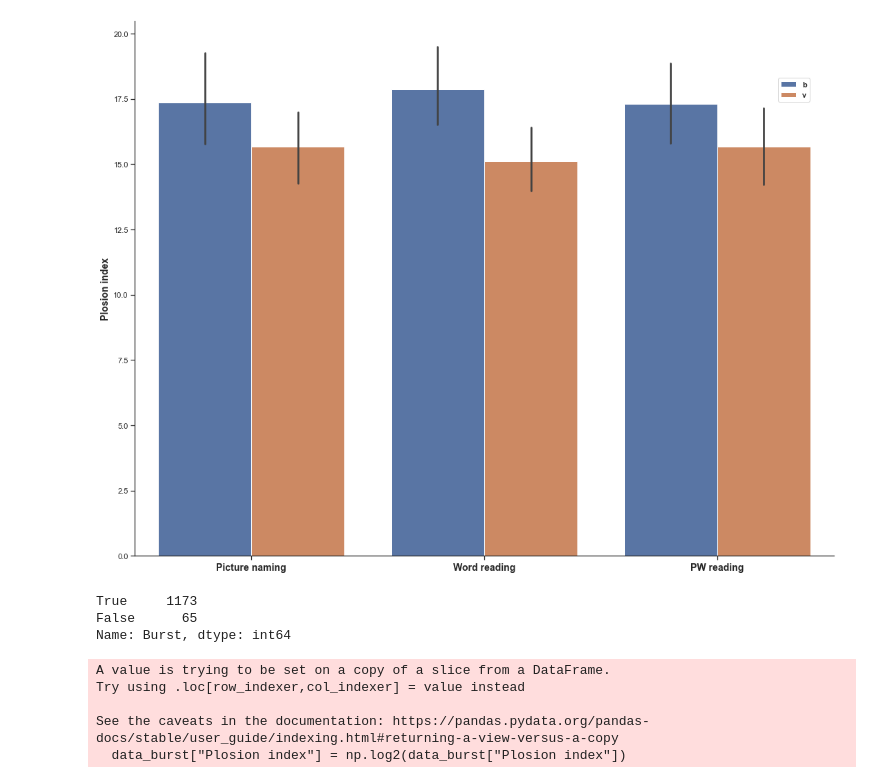
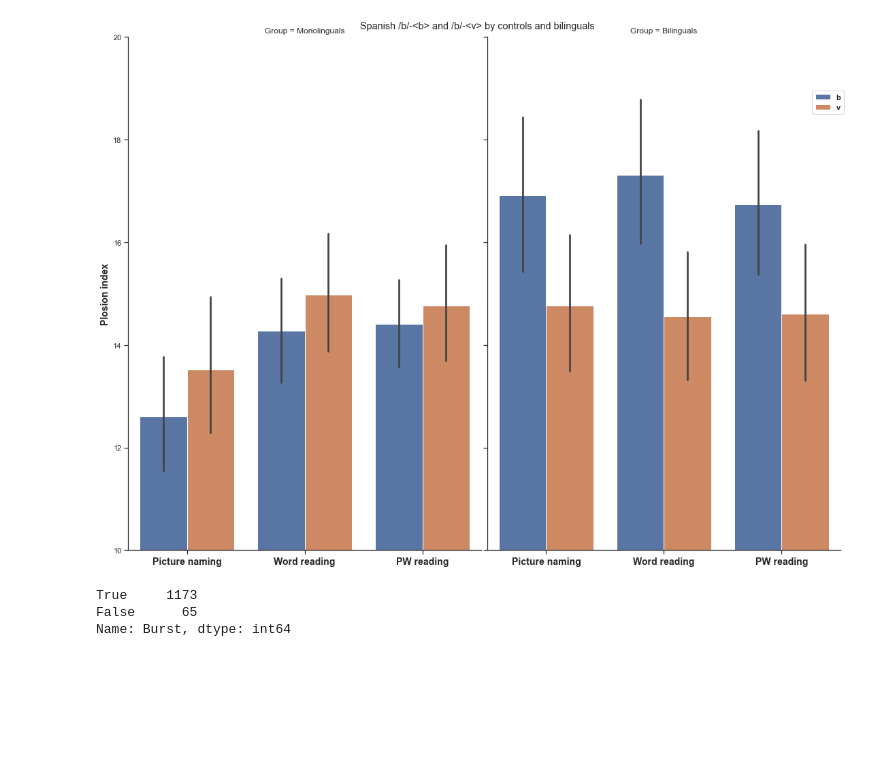
Before and after one commit to Florent-Dueme/plosive_abstract, a Jupyter notebook: graphs_burst_PI.ipynb, the cells around one changed output. Drawn from its saved outputs; the diff is of its cells as text; code cells hidden in the pictures; blank space fills up the shorter version.

```diff
--- a/graphs_burst_PI.ipynb
+++ b/graphs_burst_PI.ipynb
@@ -5,7 +5,7 @@ import seaborn
 from graphs import *
 import numpy as np
 # %%
-data = pd.read_csv(r'C:\Users\Dell\Documents\Scripts\Jupyter_notebooks\Experiments\Frspbil\Plosives\Table_data\clean_PI_burst_23_01_2022.csv', sep=";")
+data = pd.read_csv(r'clean_PI_burst_23_01_2022.csv', sep=";")
 
 data_mono = data[data.Group == "Monolinguals"]
 data_bi = data[data.Group == "Bilinguals"]
@@ -35,18 +19,10 @@ data_burst
-# %%
-graph_plosives(data_bi_burst)
-# %% [output]
-[figure, removed]
+# %%
+graph_groups_s(data, lim_y= [10, 20], save=True)
+# %% [output]
+[figure, added]
 # %%
 data_bi_b.Burst.value_counts()
 # %% [output]
 True     1173
 False      65
 Name: Burst, dtype: int64
-# %%
-data_burst["Plosion index"] = np.log2(data_burst["Plosion index"])
-# %% [output]
-A value is trying to be set on a copy of a slice from a DataFrame.
-Try using .loc[row_indexer,col_indexer] = value instead
-
-See the caveats in the documentation: https://pandas.pydata.org/pandas-docs/stable/user_guide/indexing.html#returning-a-view-versus-a-copy
-  data_burst["Plosion index"] = np.log2(data_burst["Plosion index"])
```
Also changed, not shown: parts of 5 cells of this notebook, 9 other files.
